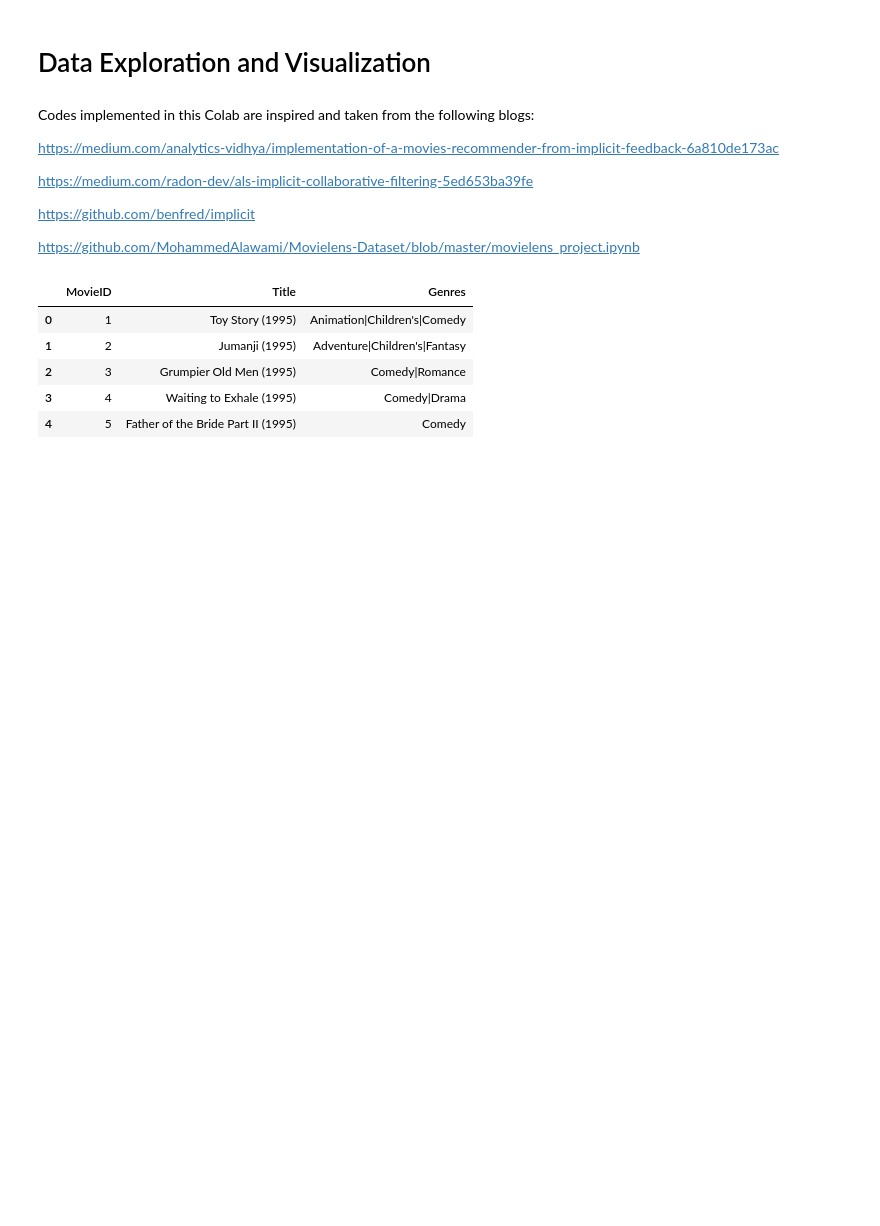
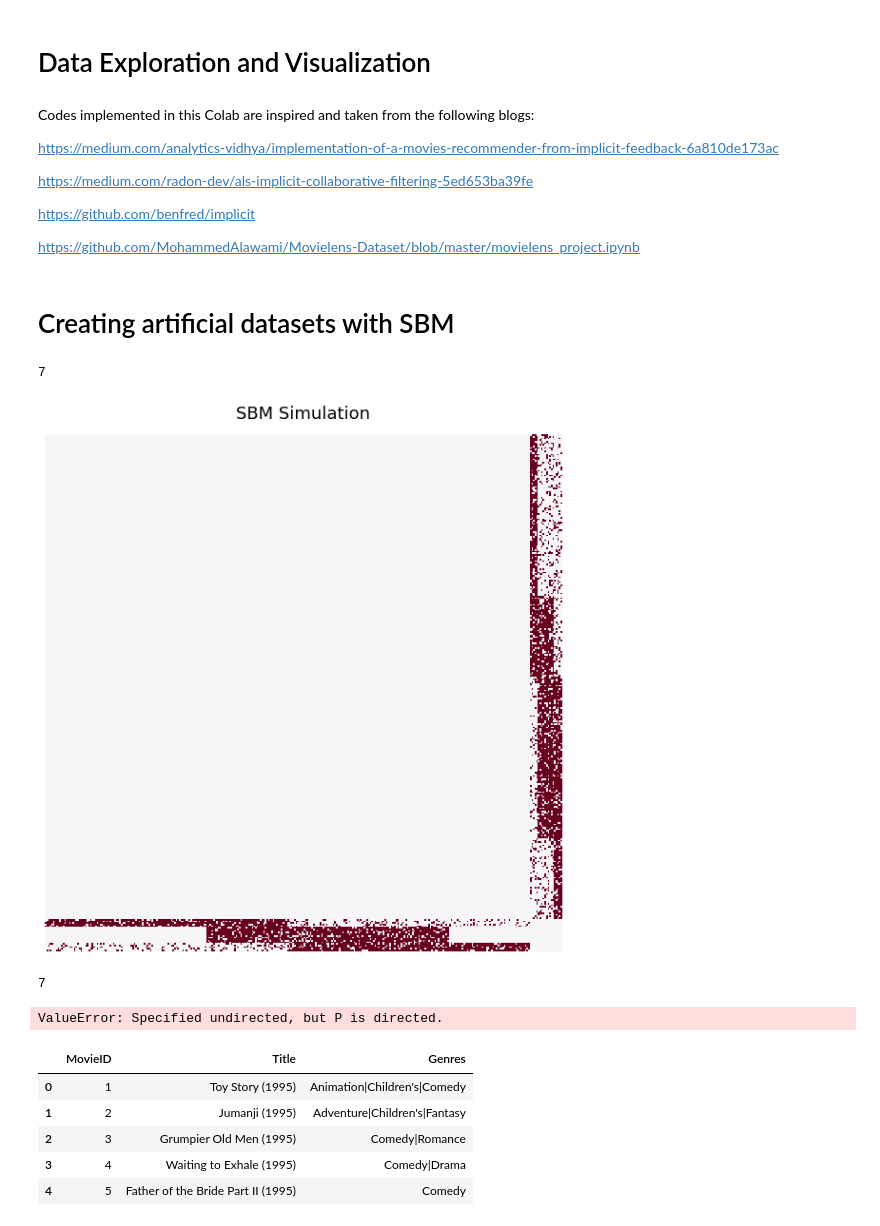
Before and after one commit to Burdantes/DeepLearningCOMS4995, a Jupyter notebook: ML1M_Dataset.ipynb, the cells around one changed output. Cells and saved outputs as stored; diff of their text form; code cells hidden in the pictures; blank space fills up the shorter version.

```diff
--- a/ML1M_Dataset.ipynb
+++ b/ML1M_Dataset.ipynb
@@ -10,6 +10,8 @@ https://medium.com/radon-dev/als-implicit-collaborative-filtering-5ed653ba39fe
 https://github.com/benfred/implicit
 
 https://github.com/MohammedAlawami/Movielens-Dataset/blob/master/movielens_project.ipynb
+# %% [markdown]
+# Creating artificial datasets with SBM
 # %%
 import numpy as np
 import pandas as pd
@@ -21,3 +28,67 @@ import seaborn as sns
+# %%
+# Building data according to a certain distribution of iteration data. N
+
+rng = np.random.default_rng(123)
+
+n = [100,50,100,50,5,10,5]
+# Different groups 1
+print(len(n))
+
+p = np.array([[0,0,0,0, 0.8, 0.2,0.2],
+     [0,0,0,0, 0.8, 0.8, 0.2],
+    [0,0,0,0, 0.2, 0.8,0.8],
+    [0,0,0,0, 0.2, 0.2,0.8],
+    [0.8,0.8,0.2,0.2,0,0,0],
+    [0,0.8,0.8,0,0, 0,0],
+    [0.2,0.2,0.8,0.8,0,0,0]])
+
+
+G_sbm = sbm(n, p, directed=True, loops=False)
+heatmap(G_sbm, cbar= False, title ='SBM Simulation');
+# %% [output]
+7
+[figure, added]
+# %%
+import graspologic
+
+import matplotlib.pyplot as plt
+import numpy as np
+from graspologic.simulations import mmsbm, sbm
+from graspologic.plot import heatmap
+
+# Building data according to a certain distribution of iteration data. N
+
+rng = np.random.default_rng(123)
+
+n = [100, 50, 100, 50, 5, 10, 5]
+# Different groups 1
+print(len(n))
+
+p = np.array([[0, 0, 0, 0, 0.8, 0.2, 0.2],
+              [0, 0, 0, 0, 0.8, 0.8, 0.2],
+              [0, 0, 0, 0, 0.2, 0.8, 0.8],
+              [0, 0, 0, 0, 0.2, 0.2, 0.8],
+              [0.8, 0.8, 0.2, 0.2, 0, 0, 0],
+              [0, 0.8, 0.8, 0, 0, 0, 0],
+              [0.2, 0.2, 0.8, 0.8, 0, 0, 0]])
+
+G_sbm = sbm(n, p, directed=True, loops=False)
+# heatmap(G_sbm, cbar=False, title='SBM Simulation');
+from numpy.random import normal, poisson
+
+n = [50, 10]
+p = [[0.5, 0.2],
+     [0.1, 0.05]]
+wt = [[poisson, poisson],
+      [poisson, poisson]]
+wtargs = [[dict(lam=3), dict(lam=8)],
+          [dict(lam=8), dict(lam=1)]]
+
+G = sbm(n=n, p=p, wt=wt, wtargs=wtargs)
+_ = heatmap(G, title='Weighted SBM Simulation')
+# %% [output]
+7
+ValueError: Specified undirected, but P is directed.
 # %%
 path_to_data = "Data/ML1M/"
 # %%
```
Also changed, not shown: parts of 1 cell of this notebook, 9 other files.
